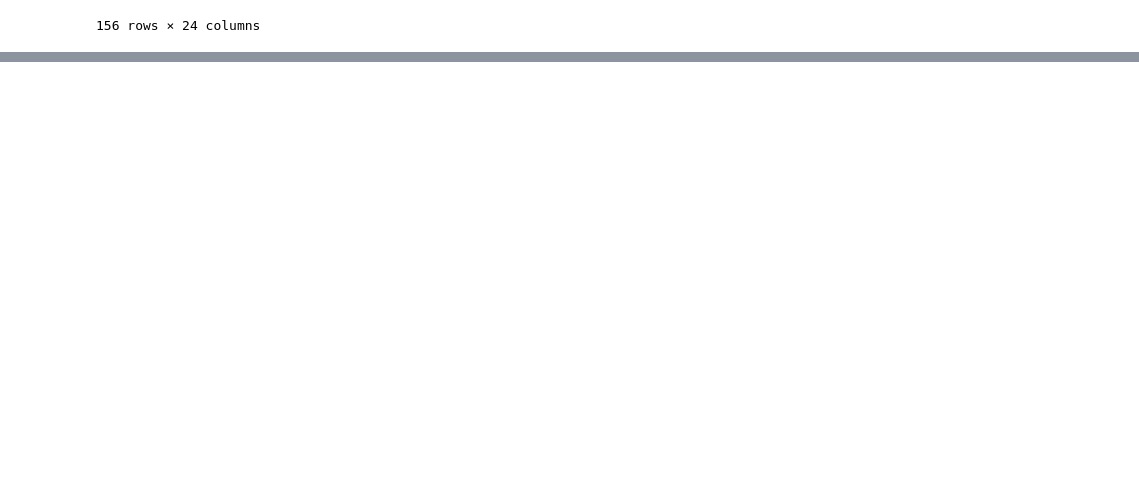
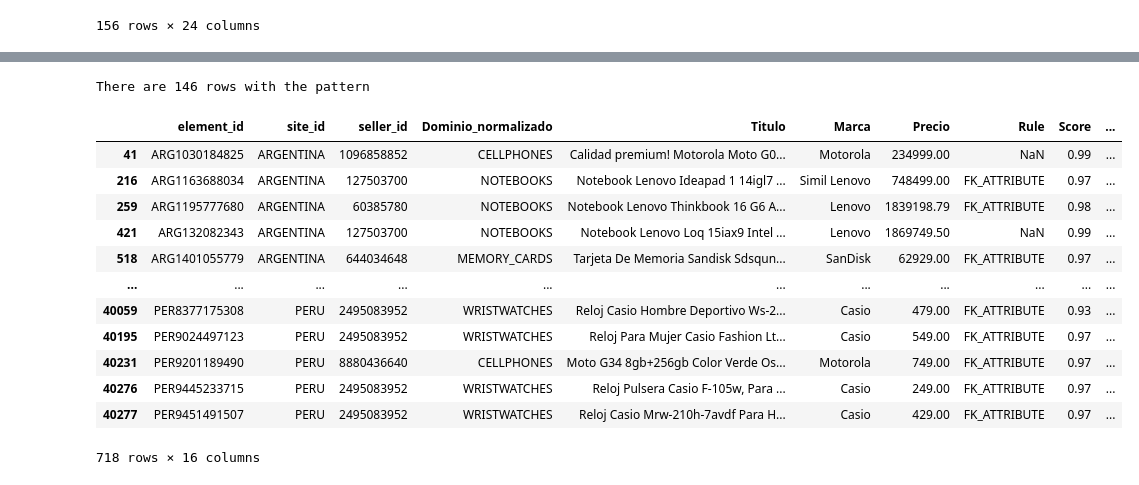
Before and after one commit to candemas97/fakes-detection, a Jupyter notebook: notebooks/text_analysis.ipynb, the cells around one changed output, grey strips where cells are left out. Cells and saved outputs as stored; diff of their text form; code cells hidden in the pictures; blank space fills up the shorter version.

```diff
--- a/notebooks/text_analysis.ipynb
+++ b/notebooks/text_analysis.ipynb
@@ -1173,0 +1252,21 @@ df_domains_site_not_fake
+# %%
+# Additional to previous parameters this one cludes this logic
+pattern_fktest1 = "calidad premium"
+df_fktest1["pattern_found"] = df_fktest1["Titulo"].str.contains(pattern_fktest1, case=False, na=False)
+print(f"""There are {len(df_fktest1[df_fktest1["pattern_found"] == True])} rows with the pattern""")
+df_fktest1
+# %% [output]
+There are 146 rows with the pattern
+|  | element_id | site_id | seller_id | Dominio_normalizado | Titulo | Marca | Precio | Rule | Score | ... |
+| 41 | ARG1030184825 | ARGENTINA | 1096858852 | CELLPHONES | Calidad premium! Motorola Moto G0... | Motorola | 234999.00 | NaN | 0.99 | ... |
+| 216 | ARG1163688034 | ARGENTINA | 127503700 | NOTEBOOKS | Notebook Lenovo Ideapad 1 14igl7 ... | Simil Lenovo | 748499.00 | FK_ATTRIBUTE | 0.97 | ... |
+| 259 | ARG1195777680 | ARGENTINA | 60385780 | NOTEBOOKS | Notebook Lenovo Thinkbook 16 G6 A... | Lenovo | 1839198.79 | FK_ATTRIBUTE | 0.98 | ... |
+| 421 | ARG132082343 | ARGENTINA | 127503700 | NOTEBOOKS | Notebook Lenovo Loq 15iax9 Intel ... | Lenovo | 1869749.50 | NaN | 0.99 | ... |
+| 518 | ARG1401055779 | ARGENTINA | 644034648 | MEMORY_CARDS | Tarjeta De Memoria Sandisk Sdsqun... | SanDisk | 62929.00 | FK_ATTRIBUTE | 0.97 | ... |
+| ... | ... | ... | ... | ... | ... | ... | ... | ... | ... | ... |
+| 40059 | PER8377175308 | PERU | 2495083952 | WRISTWATCHES | Reloj Casio Hombre Deportivo Ws-2... | Casio | 479.00 | FK_ATTRIBUTE | 0.93 | ... |
+| 40195 | PER9024497123 | PERU | 2495083952 | WRISTWATCHES | Reloj Para Mujer Casio Fashion Lt... | Casio | 549.00 | FK_ATTRIBUTE | 0.97 | ... |
+| 40231 | PER9201189490 | PERU | 8880436640 | CELLPHONES | Moto G34 8gb+256gb Color Verde Os... | Motorola | 749.00 | FK_ATTRIBUTE | 0.97 | ... |
+| 40276 | PER9445233715 | PERU | 2495083952 | WRISTWATCHES | Reloj Pulsera Casio F-105w, Para ... | Casio | 249.00 | FK_ATTRIBUTE | 0.97 | ... |
+| 40277 | PER9451491507 | PERU | 2495083952 | WRISTWATCHES | Reloj Casio Mrw-210h-7avdf Para H... | Casio | 429.00 | FK_ATTRIBUTE | 0.97 | ... |
+718 rows × 16 columns
```
Also changed, not shown: parts of 6 cells of this notebook, 4 other files.
